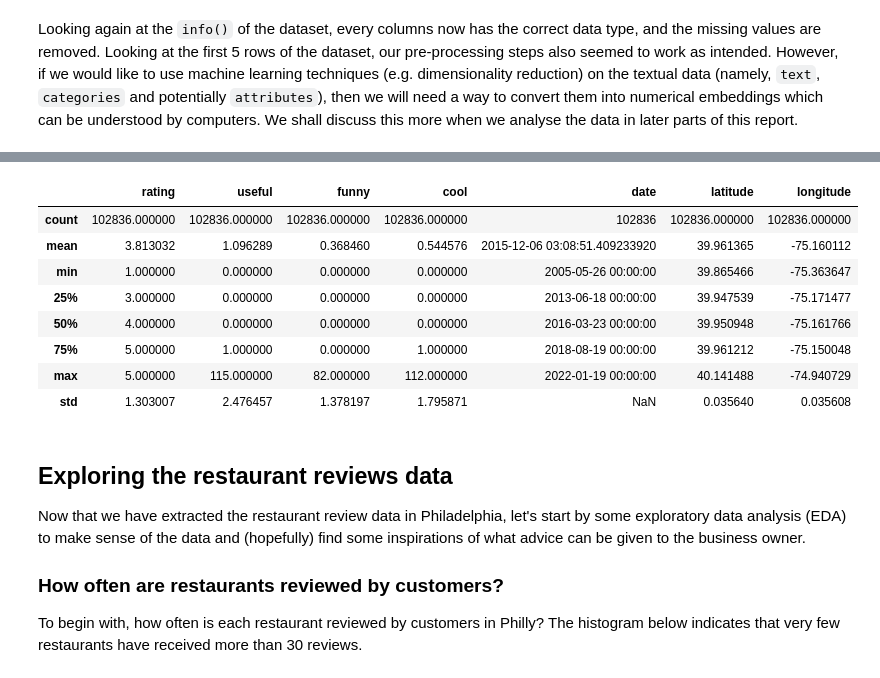
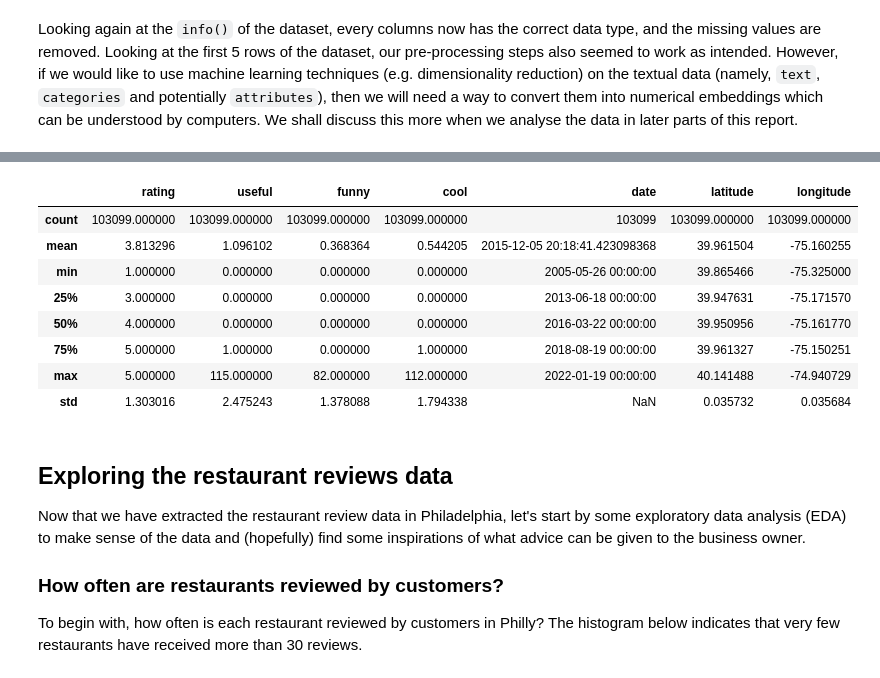
Before and after one commit to kwanchmn/Advanced-topics-in-ML, a Jupyter notebook: Baldur/baldur_task_2.ipynb, the cells around one changed output, grey strips where cells are left out. Drawn from its saved outputs; the diff is of its cells as text; code cells hidden in the pictures.

```diff
--- a/Baldur/baldur_task_2.ipynb
+++ b/Baldur/baldur_task_2.ipynb
@@ -243,14 +218,5 @@ After normalising the name of the city as well as finding out the business categ
 # %%
-# Getting businesses located in Philadelphia
-business_philly = business_pa.query("city == 'philadelphia'").reset_index(drop = True)
-
 # Getting only restaurant businesses in Philadelphia
 restaurant_masks = business_philly["categories"].str.contains("restaurants") | business_philly["categories"].str.contains("pop-up restaurants")
-restos_philly = business_philly.loc[restaurant_masks, :]
-
-# Finally, joining user reviews with restaurant information
-restos_philly = reviews_df.merge(restos_philly, how = "inner", on = "business_id")
-assert np.sum(restos_philly['city'] == 'philadelphia') == restos_philly.shape[0]
-
-# Dropping unnecessary columns
-restos_philly.drop(columns = ["id", "business_id", "user_id", "city", "state"], inplace = True)
+resto_philly = business_philly.loc[restaurant_masks, :]
+resto_philly.head()
@@ -257,3 +233,9 @@ restos_philly.drop(columns = ["id", "business_id", "user_id", "city", "state"],
+# %%
+# Finally, joining user reviews with restaurant information
+resto_reviews_philly = reviews_df.merge(resto_philly, how = "inner", on = "business_id")
+
+# Dropping redundant columns
+resto_reviews_philly.drop(columns=['id', 'user_id', 'business_id', 'state'], inplace=True)
 # %% [markdown]
 We now inspect the restaurant review data to see if more cleaning needs to be done. The data type of the `date` column is defined as `object` which will hinder our ability to analyse changes in customer preferences over time later, so let's convert it into `datetime` type object. By looking at the first few rows of the data, we also notice that the `attributes` column is in json format. It will be good to convert them into something easier to use for subsequent analysis if needed, namely by removing the symbols specific to json format with regex.
 
@@ -289,11 +271,11 @@ None
 # %%
 # Converting the date column into datetime data type for easier manipulation
-restos_philly["date"] = pd.to_datetime(restos_philly['date']).dt.normalize()
+resto_reviews_philly["date"] = pd.to_datetime(resto_reviews_philly['date']).dt.normalize()
 
 # Cleaning attributes
-restos_philly["attributes"] = restos_philly["attributes"].str.replace(r"\{|\}|'|\"|\bu", "", regex=True)
-restos_philly["attributes"] = restos_philly["attributes"].str.split(", ")
-restos_philly["attributes"][0][:5]  # I'll leave it like this for now but do further pre-processing if you need to
+resto_reviews_philly["attributes"] = resto_reviews_philly["attributes"].str.replace(r"\{|\}|'|\"|\bu", "", regex=True)
+resto_reviews_philly["attributes"] = resto_reviews_philly["attributes"].str.split(", ")
+resto_reviews_philly["attributes"][0][:5]  # I'll leave it like this for now but do further pre-processing if you need to
 # %% [output]
 ['GoodForKids: True',
  'Corkage: False',
@@ -305,9 +287,9 @@ If we look at the shape of the `restos_philly` dataset after firsting dropping t
 # %%
 # Dropping the hours column
-restos_philly.drop(columns=['hours'], inplace = True)
+resto_reviews_philly.drop(columns=['hours'], inplace = True)
 
 # Checking how many obs we'll lose by dropping rows which contain missing values in any of the columns
-restos_philly.dropna(inplace = True)
-restos_philly.info()  # The loss in observation is fewer than 200 rows which is minimal
+resto_reviews_philly.dropna(inplace = True)
+resto_reviews_philly.info()  # The loss in observation is fewer than 200 rows which is minimal
 # %% [output]
 <class 'pandas.core.frame.DataFrame'>
@@ -345,15 +324,15 @@ restos_philly.head()
 # %%
-restos_philly.describe()
+resto_reviews_philly.describe()
 # %% [output]
 |  | rating | useful | funny | cool | date | latitude | longitude |
-| count | 102836.000000 | 102836.000000 | 102836.000000 | 102836.000000 | 102836 | 102836.000000 | 102836.000000 |
-| mean | 3.813032 | 1.096289 | 0.368460 | 0.544576 | 2015-12-06 03:08:51.409233920 | 39.961365 | -75.160112 |
-| min | 1.000000 | 0.000000 | 0.000000 | 0.000000 | 2005-05-26 00:00:00 | 39.865466 | -75.363647 |
-| 25% | 3.000000 | 0.000000 | 0.000000 | 0.000000 | 2013-06-18 00:00:00 | 39.947539 | -75.171477 |
-| 50% | 4.000000 | 0.000000 | 0.000000 | 0.000000 | 2016-03-23 00:00:00 | 39.950948 | -75.161766 |
-| 75% | 5.000000 | 1.000000 | 0.000000 | 1.000000 | 2018-08-19 00:00:00 | 39.961212 | -75.150048 |
+| count | 103099.000000 | 103099.000000 | 103099.000000 | 103099.000000 | 103099 | 103099.000000 | 103099.000000 |
+| mean | 3.813296 | 1.096102 | 0.368364 | 0.544205 | 2015-12-05 20:18:41.423098368 | 39.961504 | -75.160255 |
+| min | 1.000000 | 0.000000 | 0.000000 | 0.000000 | 2005-05-26 00:00:00 | 39.865466 | -75.325000 |
+| 25% | 3.000000 | 0.000000 | 0.000000 | 0.000000 | 2013-06-18 00:00:00 | 39.947631 | -75.171570 |
+| 50% | 4.000000 | 0.000000 | 0.000000 | 0.000000 | 2016-03-22 00:00:00 | 39.950956 | -75.161770 |
+| 75% | 5.000000 | 1.000000 | 0.000000 | 1.000000 | 2018-08-19 00:00:00 | 39.961327 | -75.150251 |
 | max | 5.000000 | 115.000000 | 82.000000 | 112.000000 | 2022-01-19 00:00:00 | 40.141488 | -74.940729 |
-| std | 1.303007 | 2.476457 | 1.378197 | 1.795871 | NaN | 0.035640 | 0.035608 |
+| std | 1.303016 | 2.475243 | 1.378088 | 1.794338 | NaN | 0.035732 | 0.035684 |
 # %%
 # # Creating copy of the restaurant data
 # batch_n = int(5e4)
```
Also changed, not shown: parts of 39 cells of this notebook.
